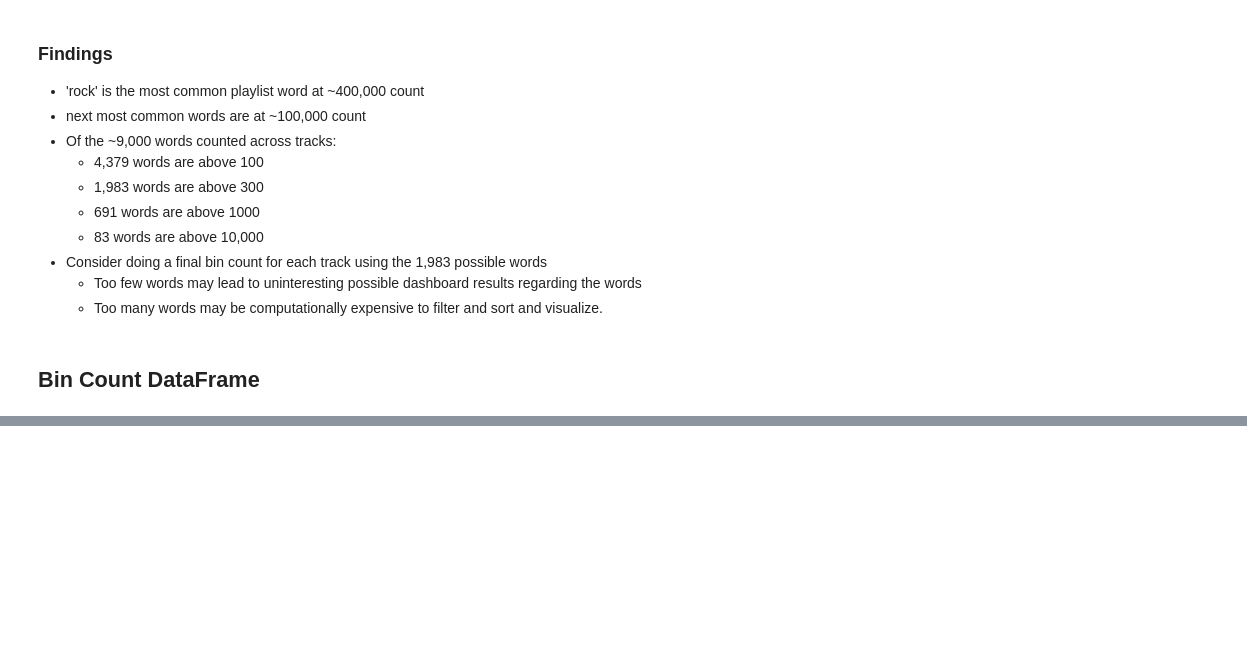
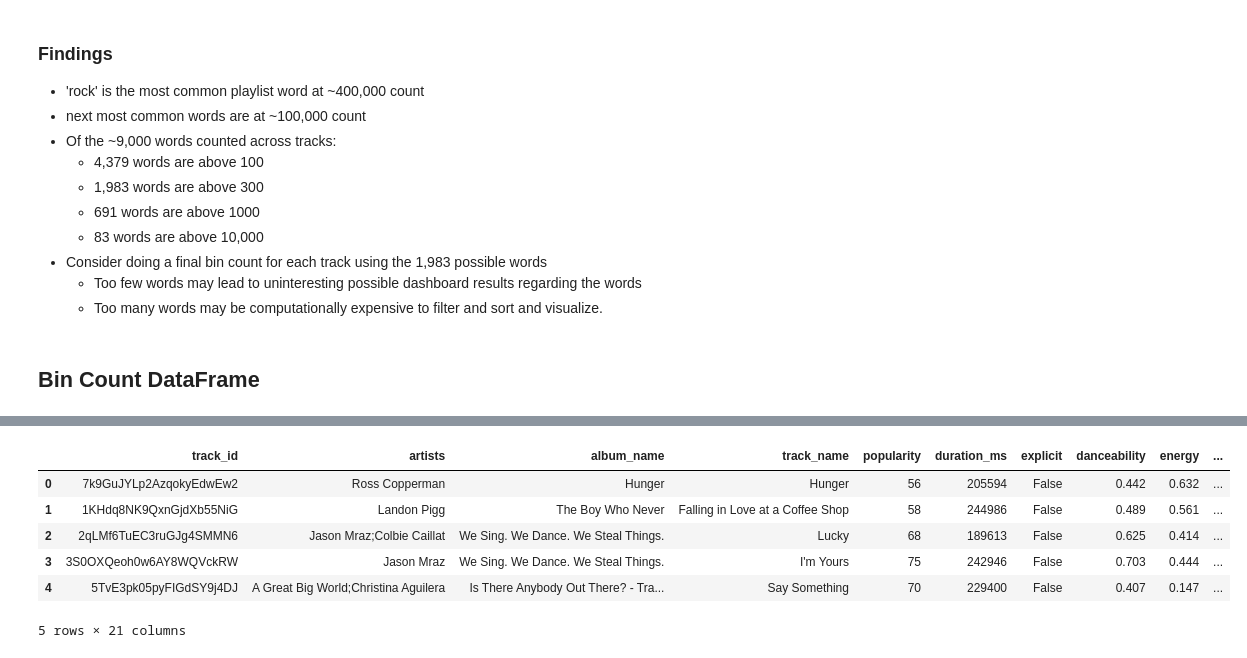
Before and after one commit to holistudio/spotify_dash, a Jupyter notebook: 03_EDA/word_bin.ipynb, the cells around one changed output, grey strips where cells are left out. Cells and saved outputs as stored; diff of their text form; code cells hidden in the pictures; blank space fills up the shorter version.

Commit message:
Update word_bin.ipynb
Generate word_bin dataframe

```diff
--- a/03_EDA/word_bin.ipynb
+++ b/03_EDA/word_bin.ipynb
@@ -277,0 +292,12 @@ print(random_words)
+# %%
+tracks_filepath = os.path.join(dataset_dir,'tracks_playlists_df.pkl')
+tracks_df = pd.read_pickle(tracks_filepath)
+tracks_df.head()
+# %% [output]
+|  | track_id | artists | album_name | track_name | popularity | duration_ms | explicit | danceability | energy | ... |
+| 0 | 7k9GuJYLp2AzqokyEdwEw2 | Ross Copperman | Hunger | Hunger | 56 | 205594 | False | 0.442 | 0.632 | ... |
+| 1 | 1KHdq8NK9QxnGjdXb55NiG | Landon Pigg | The Boy Who Never | Falling in Love at a Coffee Shop | 58 | 244986 | False | 0.489 | 0.561 | ... |
+| 2 | 2qLMf6TuEC3ruGJg4SMMN6 | Jason Mraz;Colbie Caillat | We Sing. We Dance. We Steal Things. | Lucky | 68 | 189613 | False | 0.625 | 0.414 | ... |
+| 3 | 3S0OXQeoh0w6AY8WQVckRW | Jason Mraz | We Sing. We Dance. We Steal Things. | I'm Yours | 75 | 242946 | False | 0.703 | 0.444 | ... |
+| 4 | 5TvE3pk05pyFIGdSY9j4DJ | A Great Big World;Christina Aguilera | Is There Anybody Out There? - Tra... | Say Something | 70 | 229400 | False | 0.407 | 0.147 | ... |
+5 rows × 21 columns
```
Also changed, not shown: parts of 6 cells of this notebook.
